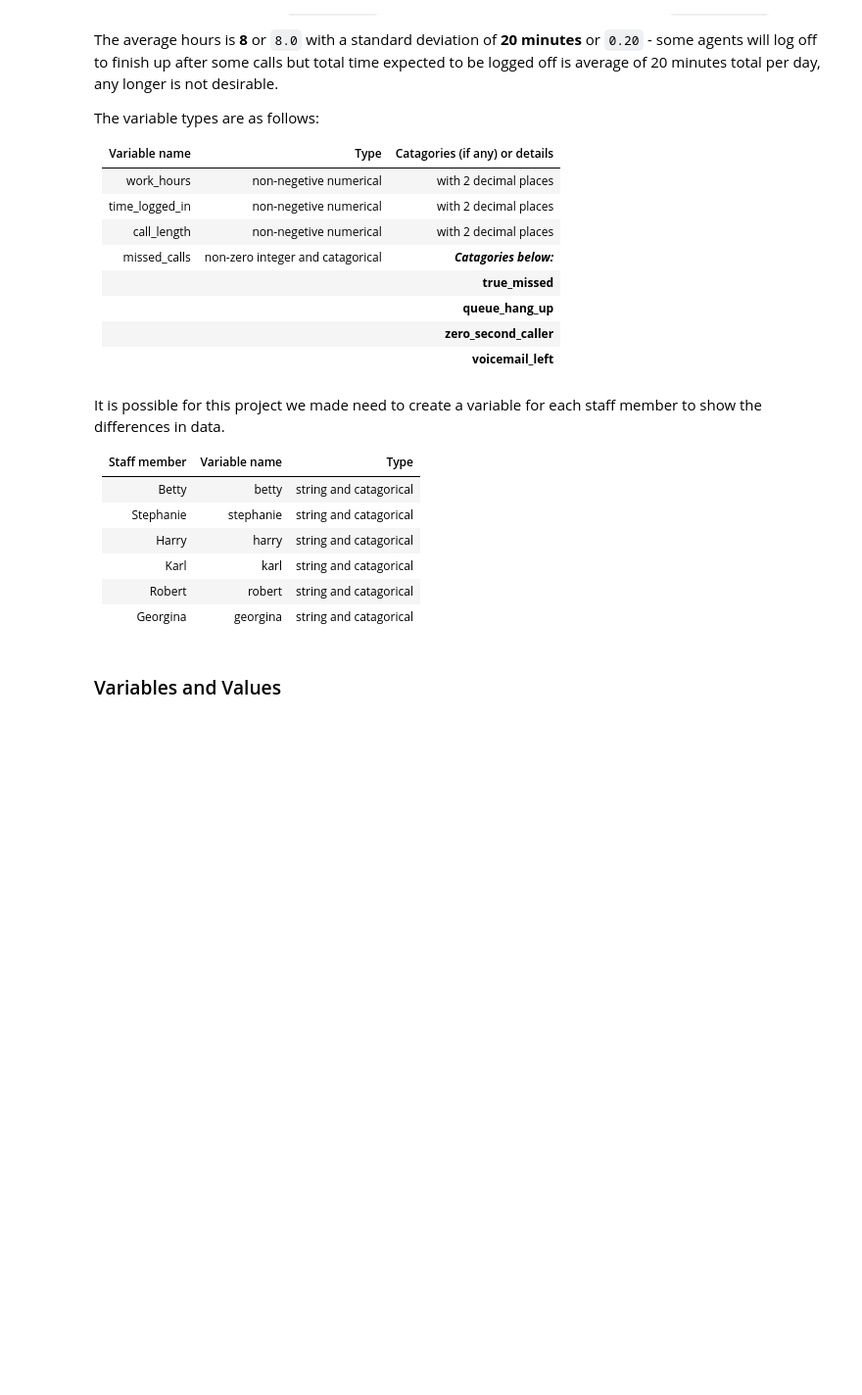
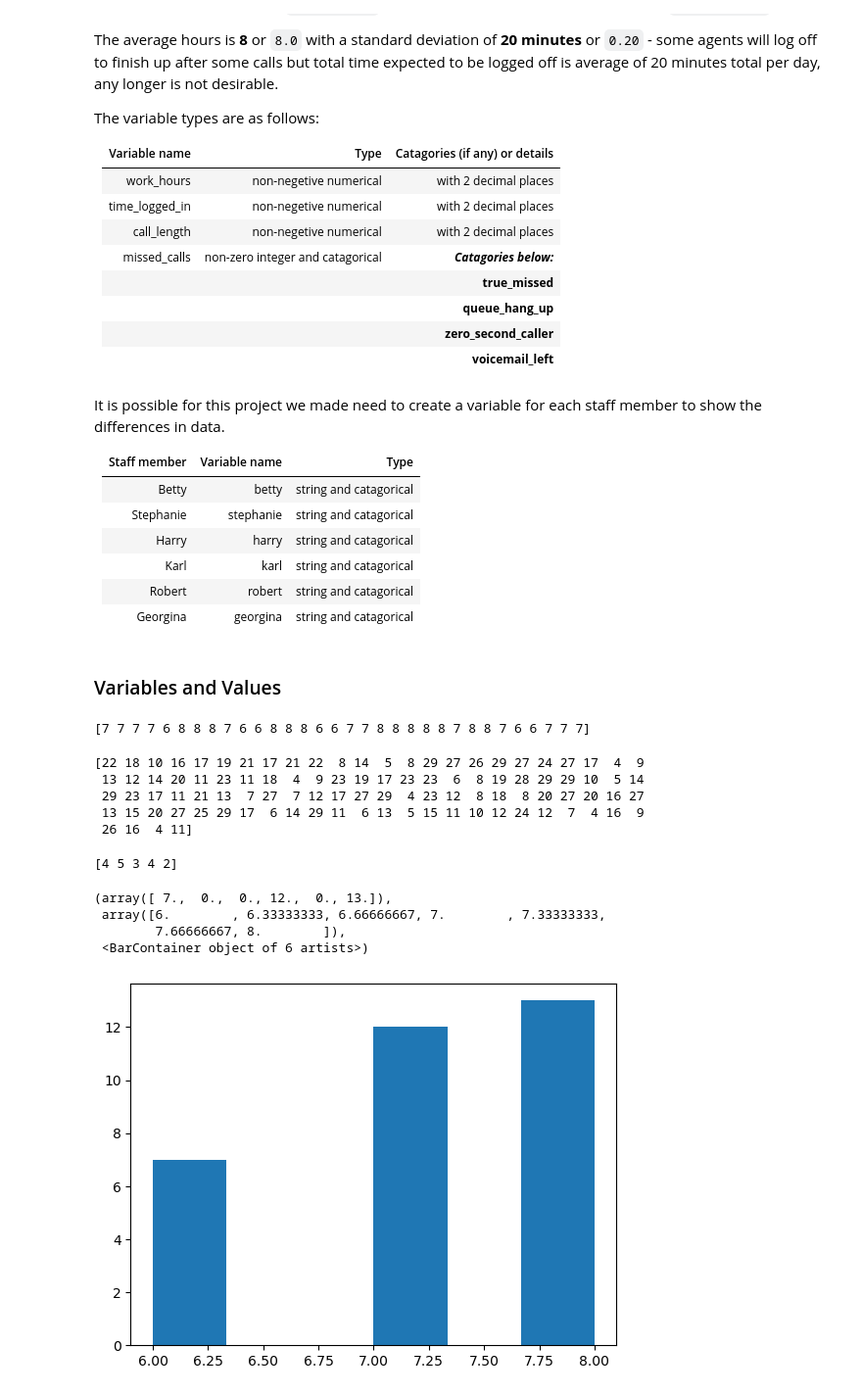
Before and after one commit to rebhanqui/programmingdata, a Jupyter notebook: project/programming_da_project.ipynb, the cells around one changed output. Shown at 98% size. Cells and saved outputs as stored; diff of their text form; code cells hidden in the pictures; blank space fills up the shorter version.

Commit message:
testing hist for random integers

```diff
--- a/project/programming_da_project.ipynb
+++ b/project/programming_da_project.ipynb
@@ -41,7 +41,31 @@ import numpy as np
 work_hours = (8)
 # %%
 #time logged in should be 32 hours a week, breaks and lunch are excluded, standard deviation is 20 minutes to account for extra time post call or toilet breaks - **must research deviation more**
-time_logged_in = np.random.randint(7, 8)
+time_logged_in = np.random.randint(6.0, 9.0, 32)
+print(time_logged_in)
+# %% [output]
+[7 7 7 7 6 8 8 8 7 6 6 8 8 8 6 6 7 7 8 8 8 8 8 7 8 8 7 6 6 7 7 7]
 # %%
 #calls could be any length but for this purpose I will make it 30 minutes for now
-call_length = np.random.randint(3, 30)
+call_length = np.random.randint(3.0, 30.0, 100)
+print(call_length)
+# %% [output]
+[22 18 10 16 17 19 21 17 21 22  8 14  5  8 29 27 26 29 27 24 27 17  4  9
+ 13 12 14 20 11 23 11 18  4  9 23 19 17 23 23  6  8 19 28 29 29 10  5 14
+ 29 23 17 11 21 13  7 27  7 12 17 27 29  4 23 12  8 18  8 20 27 20 16 27
+ 13 15 20 27 25 29 17  6 14 29 11  6 13  5 15 11 10 12 24 12  7  4 16  9
+ 26 16  4 11]
+# %%
+missed_calls = np.random.randint(1.0, 10.0, 5)
+print(missed_calls)
+# %% [output]
+[4 5 3 4 2]
+# %%
+import matplotlib.pyplot as plt
+plt.hist(time_logged_in, 6)
+# %% [output]
+(array([ 7.,  0.,  0., 12.,  0., 13.]),
+ array([6.        , 6.33333333, 6.66666667, 7.        , 7.33333333,
+        7.66666667, 8.        ]),
+ <BarContainer object of 6 artists>)
+[figure, added]
```
Also changed, not shown: parts of 2 cells of this notebook.
